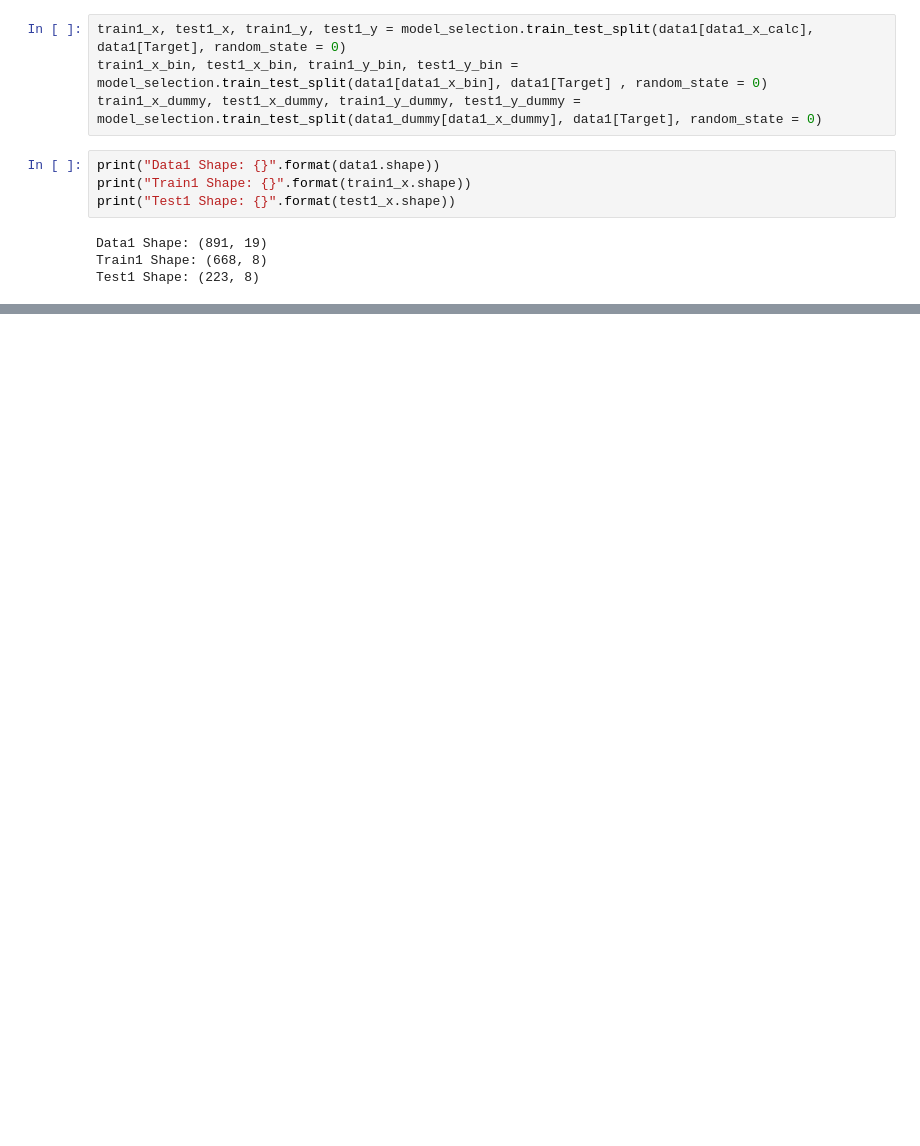
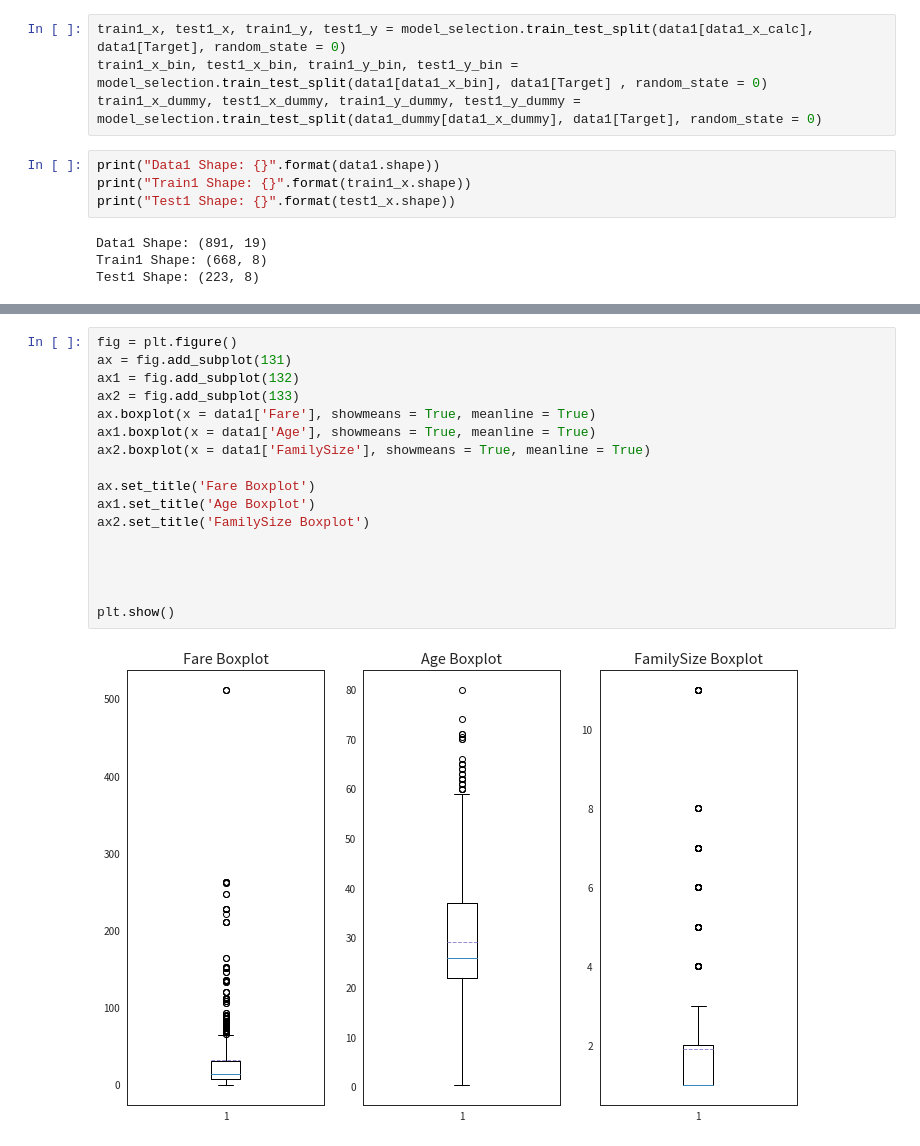
Before and after one commit to 900914/TIL, a Jupyter notebook: Kaggle/ADataScienceFrameworkToAchieve99Accuracy.ipynb, the cells around one changed output, grey strips where cells are left out. Saved outputs shown, nothing was run; the diff lists cells and outputs as text; blank space fills up the shorter version.

```diff
--- a/Kaggle/ADataScienceFrameworkToAchieve99Accuracy.ipynb
+++ b/Kaggle/ADataScienceFrameworkToAchieve99Accuracy.ipynb
@@ -223,3 +254,22 @@ Test1 Shape: (223, 8)
+# %%
+fig = plt.figure()
+ax = fig.add_subplot(131)
+ax1 = fig.add_subplot(132)
+ax2 = fig.add_subplot(133)
+ax.boxplot(x = data1['Fare'], showmeans = True, meanline = True)
+ax1.boxplot(x = data1['Age'], showmeans = True, meanline = True)
+ax2.boxplot(x = data1['FamilySize'], showmeans = True, meanline = True)
+
+ax.set_title('Fare Boxplot')
+ax1.set_title('Age Boxplot')
+ax2.set_title('FamilySize Boxplot')
+
+
+
+
+plt.show()
+# %% [output]
+[figure, added]
 # %%
 MLA = [
     #Ensemble Methods
```
Also changed, not shown: parts of 7 cells of this notebook, 2 other files.
